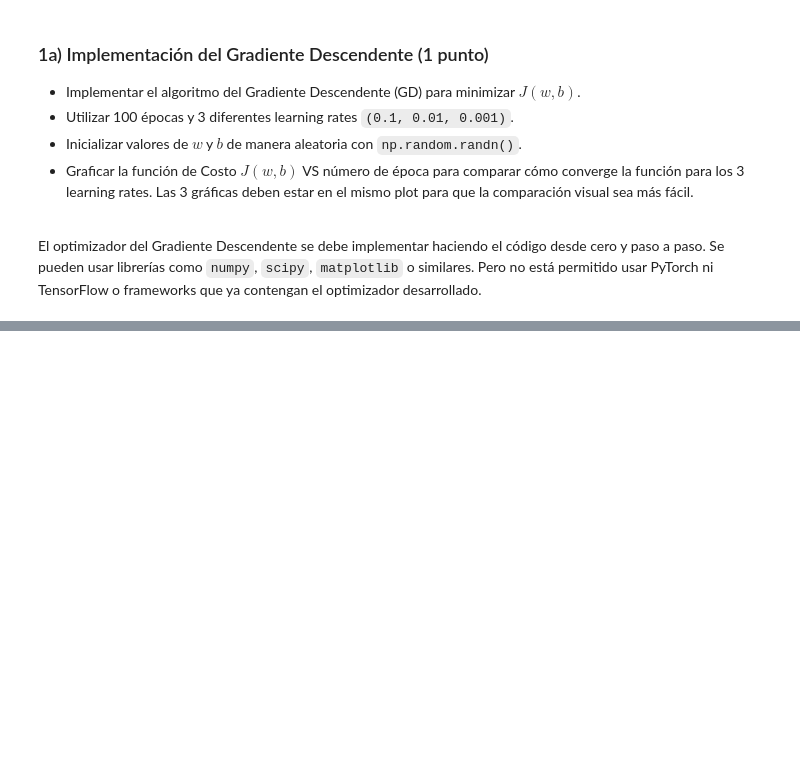
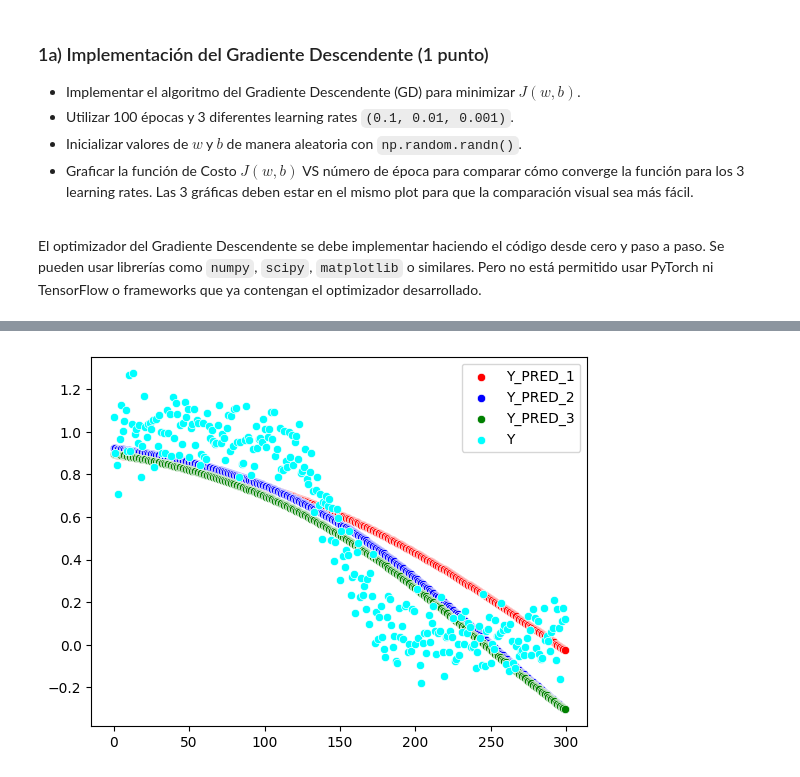
Before and after one commit to IEs80/Aprendizaje-Profundo, a Jupyter notebook: TP_N1/SZTENBERG-IAN-DL-TP1-Co24.ipynb, the cells around one changed output, grey strips where cells are left out. Saved outputs shown, nothing was run; the diff lists cells and outputs as text; code cells hidden in the pictures; blank space fills up the shorter version.

```diff
--- a/TP_N1/SZTENBERG-IAN-DL-TP1-Co24.ipynb
+++ b/TP_N1/SZTENBERG-IAN-DL-TP1-Co24.ipynb
@@ -209,0 +283,14 @@ for lr in lrs:
+# %%
+#lets check how we are aproximating the ground truth
+Y_PRED_1 = np.tanh(path_w[0][-1]*X+path_b[0][-1])
+Y_PRED_2 = np.tanh(path_w[1][-1]*X+path_b[1][-1])
+Y_PRED_3 = np.tanh(path_w[2][-1]*X+path_b[2][-1])
+
+sns.scatterplot(x=np.arange(0,len(Y_PRED_1),1),y=Y_PRED_1,label='Y_PRED_1',color='red')
+sns.scatterplot(x=np.arange(0,len(Y_PRED_2),1),y=Y_PRED_2,label='Y_PRED_2',color='blue')
+sns.scatterplot(x=np.arange(0,len(Y_PRED_3),1),y=Y_PRED_3,label='Y_PRED_3',color='green')
+sns.scatterplot(x=np.arange(0,len(y),1),y=y,label='Y',color='cyan')
+
+plt.show()
+# %% [output]
+[figure, added]
```
Also changed, not shown: parts of 4 cells of this notebook.
